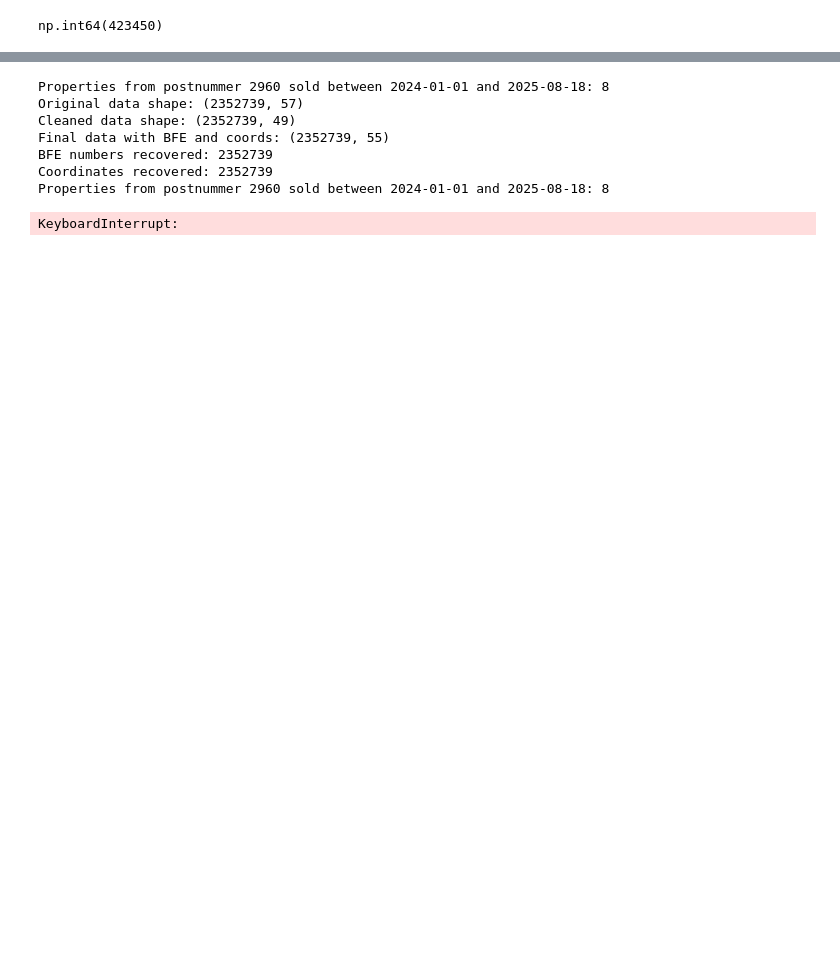
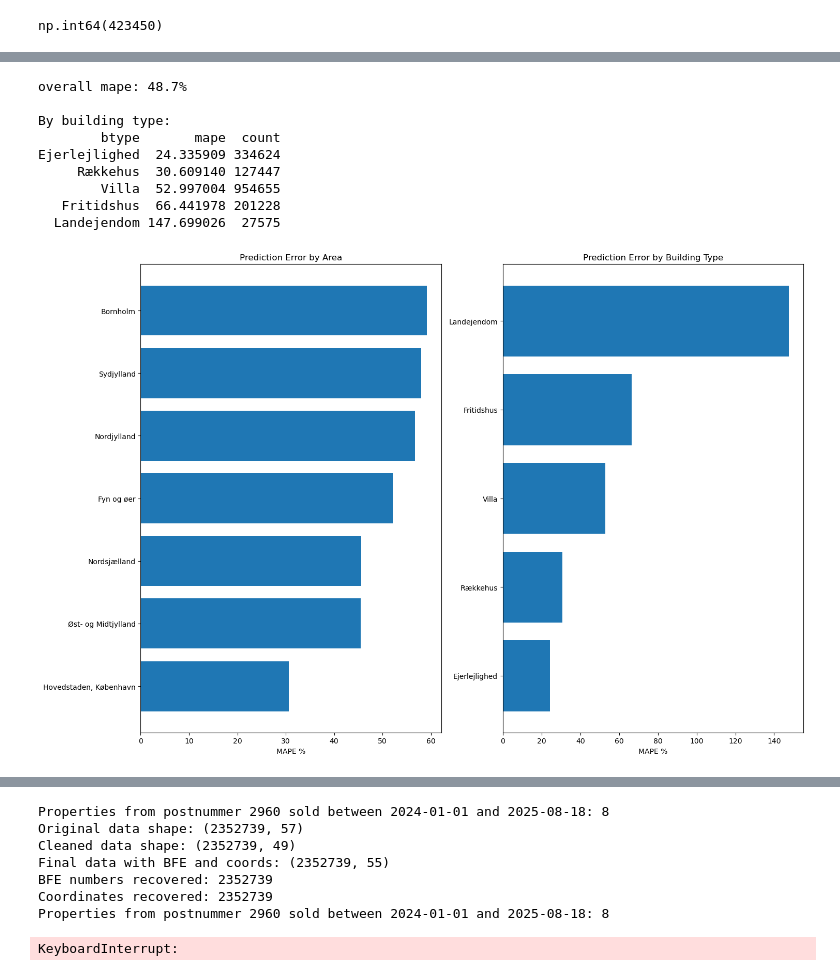
Before and after one commit to VictorJustesen/bachelor, a Jupyter notebook: scraping2/dataexplor/explore copy 2.ipynb, the cells around one changed output, grey strips where cells are left out. Drawn from its saved outputs; the diff is of its cells as text; code cells hidden in the pictures; blank space fills up the shorter version.

```diff
--- a/scraping2/dataexplor/explore copy 2.ipynb
+++ b/scraping2/dataexplor/explore copy 2.ipynb
@@ -645,0 +894,72 @@ Hovedstaden, København 30.448235 356520
+# %%
+df=pd.read_csv("cleaned_data_harshertesttest.csv")
+df
+
+def mape(actual, pred):
+    return np.mean(np.abs((actual - pred) / actual)) * 100
+
+actual = df['købesum']
+pred = df['mean_of_5_samebtype_neighbors_pris']
+
+# clean up the data
+clean_data = df.dropna(subset=['købesum', 'mean_of_5_samebtype_neighbors_pris'])
+
+print(f"overall mape: {mape(clean_data['købesum'], clean_data['mean_of_5_samebtype_neighbors_pris']):.1f}%")
+
+# by area
+area_cols = [col for col in clean_data.columns if 'område_' in col]
+
+# quick plot by area
+results = []
+for col in area_cols:
+    area_data = clean_data[clean_data[col] == 1]
+    area_name = col.replace('område_', '')
+    area_mape = mape(area_data['købesum'], area_data['mean_of_5_samebtype_neighbors_pris'])
+    results.append([area_name, area_mape, len(area_data)])
+
+results_df = pd.DataFrame(results, columns=['area', 'mape', 'count'])
+results_df = results_df.sort_values('mape')
+
+plt.figure(figsize=(15, 10))
+
+# Plot by area
+plt.subplot(1, 2, 1)
+plt.barh(results_df['area'], results_df['mape'])
+plt.xlabel('MAPE %')
+plt.title('Prediction Error by Area')
+
+if 'btype' in clean_data.columns:
+    btype_results = []
+    for btype in clean_data['btype'].unique():
+            btype_data = clean_data[clean_data['btype'] == btype]
+            btype_mape = mape(btype_data['købesum'], btype_data['mean_of_5_samebtype_neighbors_pris'])
+            btype_results.append([btype, btype_mape, len(btype_data)])
+
+    btype_results_df = pd.DataFrame(btype_results, columns=['btype', 'mape', 'count'])
+    btype_results_df = btype_results_df.sort_values('mape')
+
+    # Plot by building type
+    plt.subplot(1, 2, 2)
+    plt.barh(btype_results_df['btype'], btype_results_df['mape'])
+    plt.xlabel('MAPE %')
+    plt.title('Prediction Error by Building Type')
+
+    print(f"\nBy building type:")
+    print(btype_results_df.to_string(index=False))
+
+plt.tight_layout()
+plt.show()
+
+print(f"\nBy area:")
+print(results_df.to_string(index=False))
+# %% [output]
+overall mape: 48.7%
+
+By building type:
+        btype       mape  count
+Ejerlejlighed  24.335909 334624
+     Rækkehus  30.609140 127447
+        Villa  52.997004 954655
+   Fritidshus  66.441978 201228
+  Landejendom 147.699026  27575
+[figure, added]
```
Also changed, not shown: parts of 51 cells of this notebook, 15 other files.
